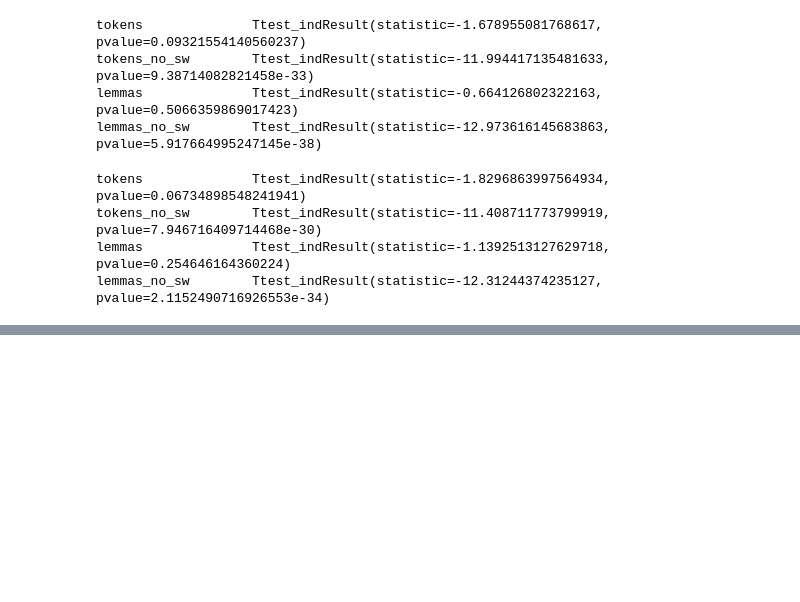
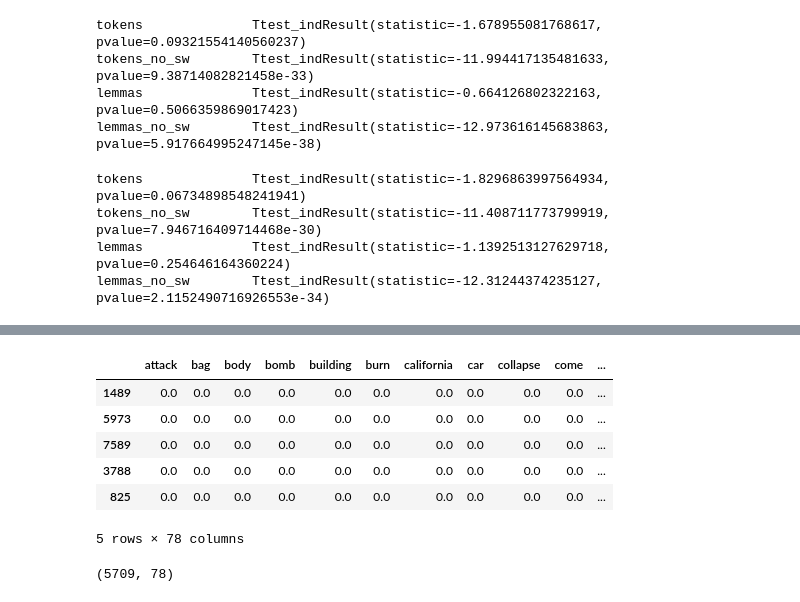
Before and after one commit to zshoorbajee/FlatironProject4, a Jupyter notebook: index.ipynb, the cells around one changed output, grey strips where cells are left out. Cells and saved outputs as stored; diff of their text form; code cells hidden in the pictures; blank space fills up the shorter version.

```diff
--- a/index.ipynb
+++ b/index.ipynb
@@ -615,0 +645,27 @@ sns.histplot(meta_features_df_train['mean_lemma_length'][y_train==1], **kwargs_d
+# %%
+tfidf = TfidfVectorizer(
+    max_features=50,
+    # binary=True
+    )
+X_train_vec = tfidf.fit_transform(X_train['lemmas_no_sw'].apply(lambda x: ' '.join(x)))
+X_train_vec_df = pd.DataFrame(
+    X_train_vec.toarray(), columns=tfidf.get_feature_names(), index=X_train.index
+    )
+X_train_combined_df = pd.concat(
+    [
+        X_train_vec_df,
+        pos_vectorized_df_train,
+        ner_vectorized_df_train,
+        meta_features_df_train
+    ],
+    axis=1
+    )
+X_train_combined_df.head()
+# %% [output]
+|  | attack | bag | body | bomb | building | burn | california | car | collapse | come | ... |
+| 1489 | 0.0 | 0.0 | 0.0 | 0.0 | 0.0 | 0.0 | 0.0 | 0.0 | 0.0 | 0.0 | ... |
+| 5973 | 0.0 | 0.0 | 0.0 | 0.0 | 0.0 | 0.0 | 0.0 | 0.0 | 0.0 | 0.0 | ... |
+| 7589 | 0.0 | 0.0 | 0.0 | 0.0 | 0.0 | 0.0 | 0.0 | 0.0 | 0.0 | 0.0 | ... |
+| 3788 | 0.0 | 0.0 | 0.0 | 0.0 | 0.0 | 0.0 | 0.0 | 0.0 | 0.0 | 0.0 | ... |
+| 825 | 0.0 | 0.0 | 0.0 | 0.0 | 0.0 | 0.0 | 0.0 | 0.0 | 0.0 | 0.0 | ... |
+5 rows × 78 columns
@@ -615,0 +677,4 @@ sns.histplot(meta_features_df_train['mean_lemma_length'][y_train==1], **kwargs_d
+# %%
+X_train_combined_df_scaled.shape
+# %% [output]
+(5709, 78)
```
Also changed, not shown: parts of 17 cells of this notebook.
